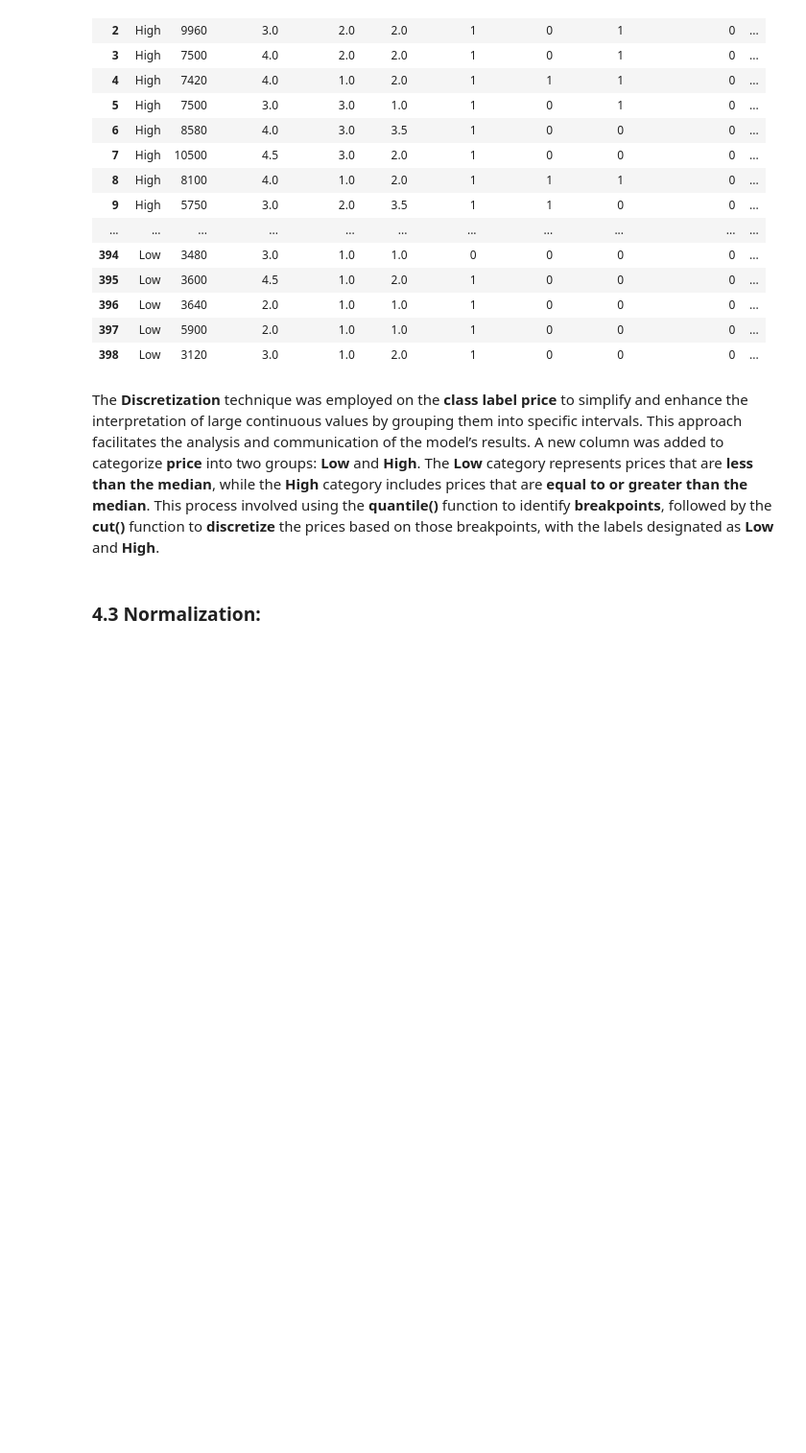
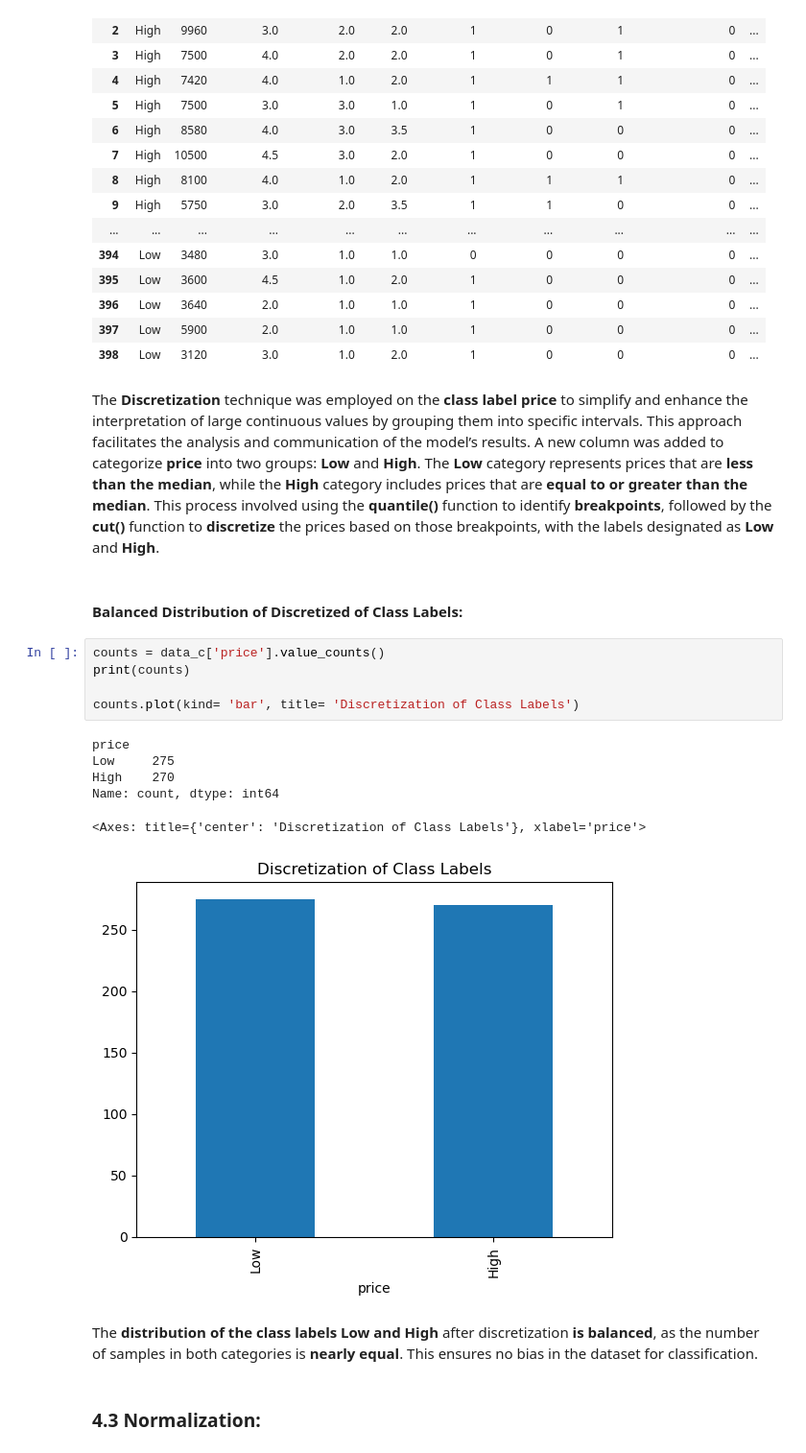
Before and after one commit to MAN-74/IT326-Project, a Jupyter notebook: Phase 2.ipynb, the cells around one changed output. Shown at 96% size. Saved outputs shown, nothing was run; the diff lists cells and outputs as text; blank space fills up the shorter version.

```diff
--- a/Phase 2.ipynb
+++ b/Phase 2.ipynb
@@ -605,6 +605,22 @@ display(data_c)
 | 398 | Low | 3120 | 3.0 | 1.0 | 2.0 | 1 | 0 | 0 | 0 | ... |
 # %% [markdown]
 The **Discretization** technique was employed on the **class label price** to simplify and enhance the interpretation of large continuous values by grouping them into specific intervals. This approach facilitates the analysis and communication of the model’s results. A new column was added to categorize **price** into two groups: **Low** and **High**. The **Low** category represents prices that are **less than the median**, while the **High** category includes prices that are **equal to or greater than the median**. This process involved using the **quantile()** function to identify **breakpoints**, followed by the **cut()** function to **discretize** the prices based on those breakpoints, with the labels designated as **Low** and **High**.
+# %% [markdown]
+#### Balanced Distribution of Discretized of Class Labels:
+# %%
+counts = data_c['price'].value_counts()
+print(counts)
+
+counts.plot(kind= 'bar', title= 'Discretization of Class Labels')
+# %% [output]
+price
+Low     275
+High    270
+Name: count, dtype: int64
+<Axes: title={'center': 'Discretization of Class Labels'}, xlabel='price'>
+[figure, added]
+# %% [markdown]
+The **distribution of the class labels Low and High** after discretization **is balanced**, as the number of samples in both categories is **nearly equal**. This ensures no bias in the dataset for classification.
 # %% [markdown]
 ### 4.3 Normalization:
 # %%
```
